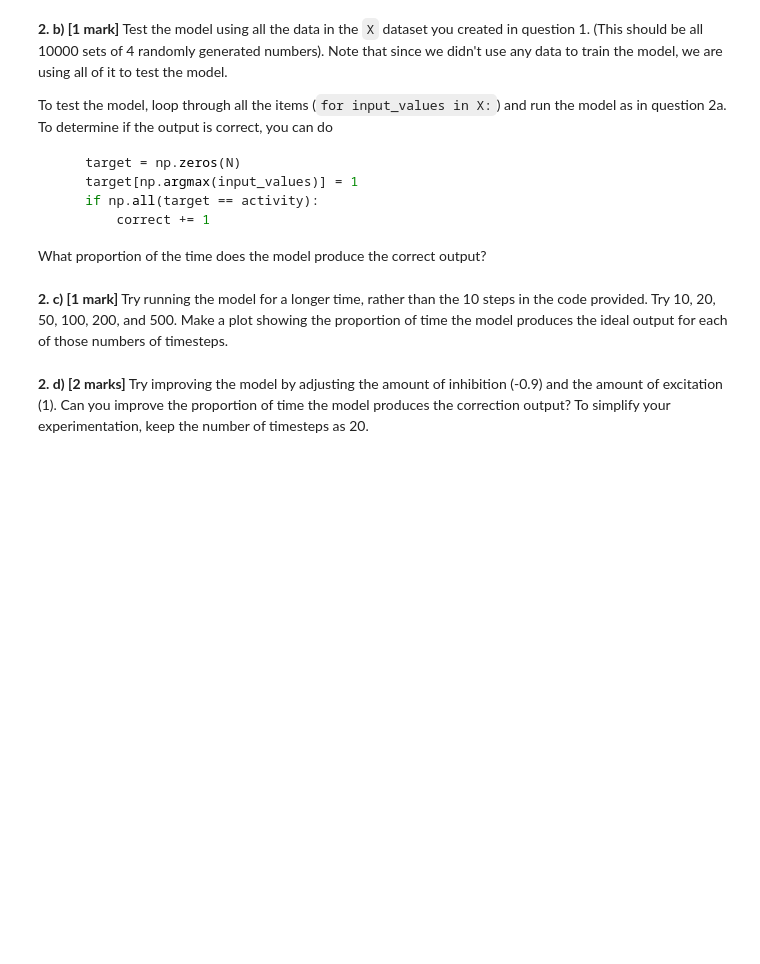
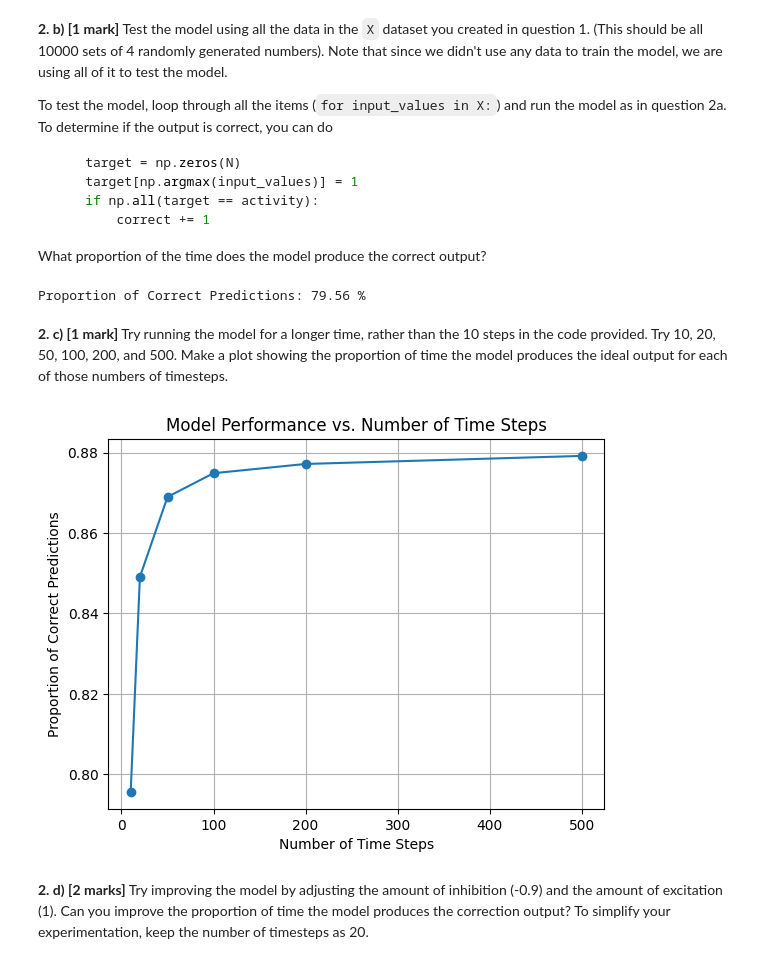
Before and after one commit to mr-nudo/neuronModels1, a Jupyter notebook: syde552_file_(4).ipynb, the cells around one changed output. Cells and saved outputs as stored; diff of their text form; code cells hidden in the pictures; blank space fills up the shorter version.

````diff
--- a/syde552_file_(4).ipynb
+++ b/syde552_file_(4).ipynb
@@ -554,7 +584,81 @@ To test the model, loop through all the items (`for input_values in X:`) and run
 ```
 
 What proportion of the time does the model produce the correct output?
+# %%
+# Initialize variables for correctness count
+correct = 0
+
+# Loop through all input values
+for input_values in X:
+    # Simulate activity over time
+    record = []  # For recording the activity values
+    activity = np.zeros(N)  # Neurons are not active initially
+
+    for i in range(10):
+        # Update neuron activity
+        activity = np.clip(input_values + w @ activity, 0, 1)
+        record.append(activity)
+
+    # Determine target output
+    target = np.zeros(N)
+    target[np.argmax(input_values)] = 1
+
+    # Check if output matches target
+    if np.all(target == activity):
+        correct += 1
+
+# Calculate proportion of correct predictions
+proportion_correct = correct / len(X)
+
+# Print proportion of correct predictions
+print("Proportion of Correct Predictions:", proportion_correct * 100, "%")
+# %% [output]
+Proportion of Correct Predictions: 79.56 %
 # %% [markdown]
 **2. c) [1 mark]**  Try running the model for a longer time, rather than the 10 steps in the code provided.  Try 10, 20, 50, 100, 200, and 500.  Make a plot showing the proportion of time the model produces the ideal output for each of those numbers of timesteps.
+# %%
+# Define the list of time steps to evaluate
+time_steps_list = [10, 20, 50, 100, 200, 500]
+
+# Initialize a list to store the proportion of correct predictions for each time step
+proportion_correct_list = []
+
+# Loop through each time step value
+for time_steps in time_steps_list:
+    # Initialize variables for correctness count
+    correct = 0
+
+    # Loop through all input values
+    for input_values in X:
+        # Simulate activity over time
+        activity = np.zeros(N)  # Neurons are not active initially
+
+        for i in range(time_steps):
+            # Update neuron activity
+            activity = np.clip(input_values + w @ activity, 0, 1)
+
+        # Determine target output
+        target = np.zeros(N)
+        target[np.argmax(input_values)] = 1
+
+        # Check if output matches target
+        if np.all(target == activity):
+            correct += 1
+
+    # Calculate proportion of correct predictions
+    proportion_correct = correct / len(X)
+
+    # Append proportion of correct predictions to the list
+    proportion_correct_list.append(proportion_correct)
+
+# Plotting
+plt.plot(time_steps_list, proportion_correct_list, marker='o')
+plt.xlabel('Number of Time Steps')
+plt.ylabel('Proportion of Correct Predictions')
+plt.title('Model Performance vs. Number of Time Steps')
+plt.grid(True)
+plt.show()
+# %% [output]
+[figure, added]
 # %% [markdown]
 **2. d) [2 marks]**  Try improving the model by adjusting the amount of inhibition (-0.9) and the amount of excitation (1).  Can you improve the proportion of time the model produces the correction output?  To simplify your experimentation, keep the number of timesteps as 20.
````
Also changed, not shown: parts of 5 cells of this notebook.
